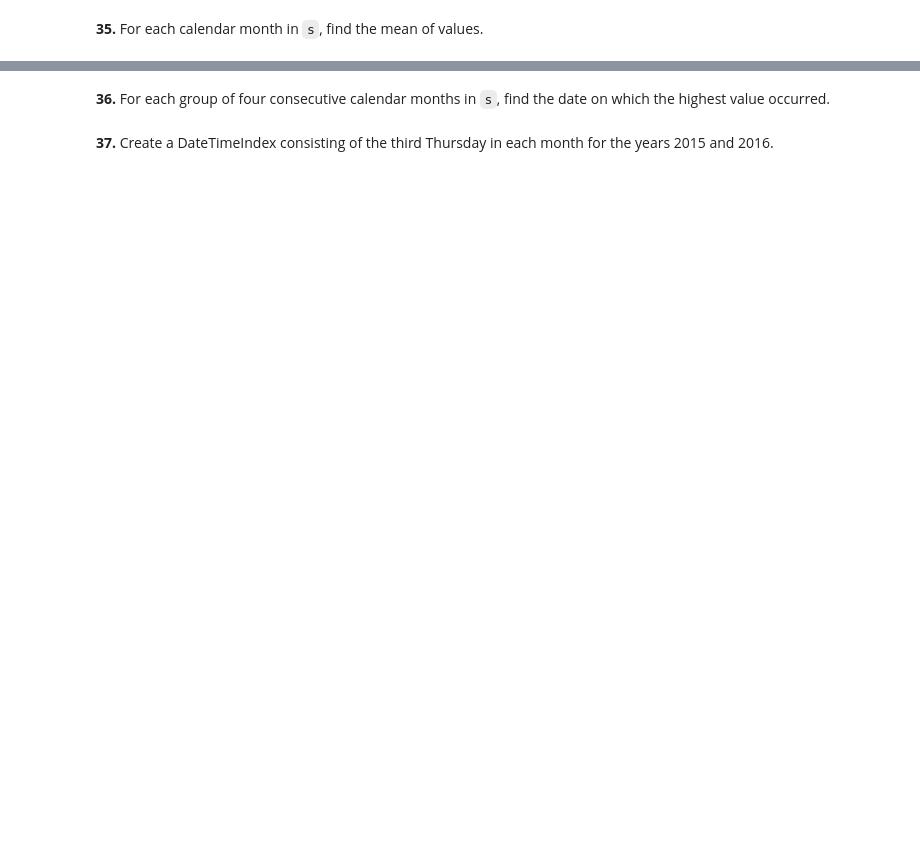
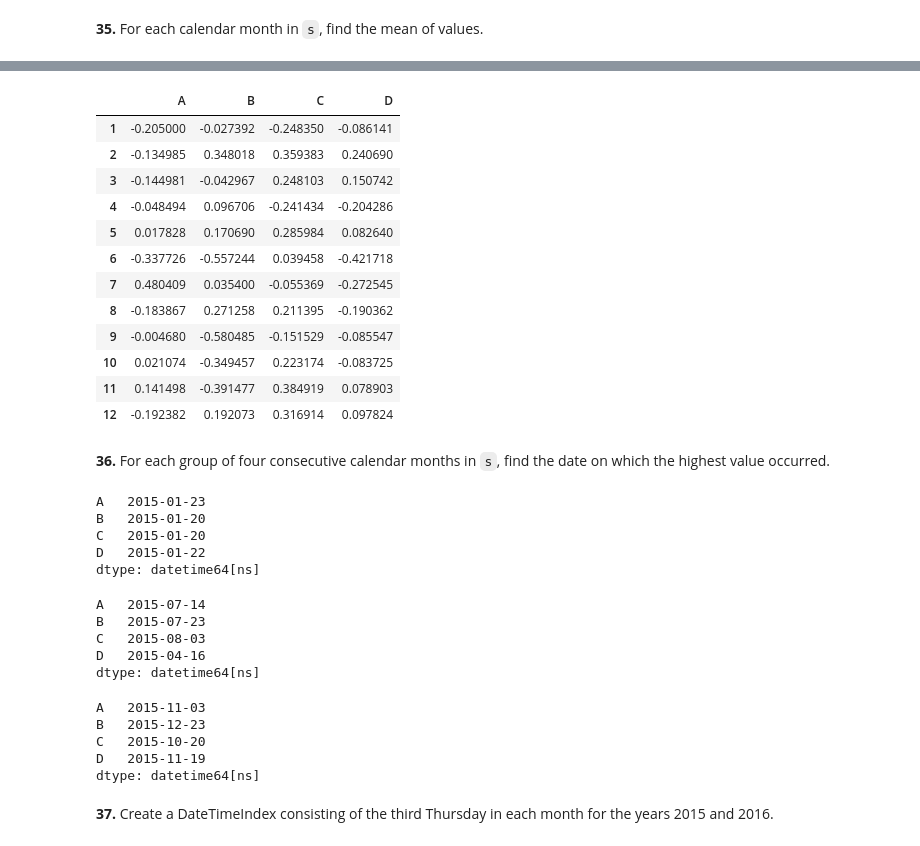
Before and after one commit to Christopherbriantorres/Pandas_Practice, a Jupyter notebook: 100-pandas-puzzles.ipynb, the cells around one changed output, grey strips where cells are left out. Drawn from its saved outputs; the diff is of its cells as text; code cells hidden in the pictures; blank space fills up the shorter version.

```diff
--- a/100-pandas-puzzles.ipynb
+++ b/100-pandas-puzzles.ipynb
@@ -765,2 +810,5 @@ Name: value, dtype: float64
 # %% [markdown]
 **35.** For each calendar month in `s`, find the mean of values.
+# %%
+s.drop(columns='day_of_the_week', inplace= True)
+s
@@ -767,4 +829,47 @@ Name: value, dtype: float64
+# %%
+s.groupby(s.index.month).mean()
+# %% [output]
+|  | A | B | C | D |
+| 1 | -0.205000 | -0.027392 | -0.248350 | -0.086141 |
+| 2 | -0.134985 | 0.348018 | 0.359383 | 0.240690 |
+| 3 | -0.144981 | -0.042967 | 0.248103 | 0.150742 |
+| 4 | -0.048494 | 0.096706 | -0.241434 | -0.204286 |
+| 5 | 0.017828 | 0.170690 | 0.285984 | 0.082640 |
+| 6 | -0.337726 | -0.557244 | 0.039458 | -0.421718 |
+| 7 | 0.480409 | 0.035400 | -0.055369 | -0.272545 |
+| 8 | -0.183867 | 0.271258 | 0.211395 | -0.190362 |
+| 9 | -0.004680 | -0.580485 | -0.151529 | -0.085547 |
+| 10 | 0.021074 | -0.349457 | 0.223174 | -0.083725 |
+| 11 | 0.141498 | -0.391477 | 0.384919 | 0.078903 |
+| 12 | -0.192382 | 0.192073 | 0.316914 | 0.097824 |
 # %% [markdown]
 **36.** For each group of four consecutive calendar months in `s`, find the date on which the highest value occurred.
+# %%
+#first 4 months
+s.loc[(s.index.month >= 1) & (s.index.month <= 1)].idxmax()
+# %% [output]
+A   2015-01-23
+B   2015-01-20
+C   2015-01-20
+D   2015-01-22
+dtype: datetime64[ns]
+# %%
+#second 4 months
+s.loc[(s.index.month >= 4) & (s.index.month <= 8)].idxmax()
+# %% [output]
+A   2015-07-14
+B   2015-07-23
+C   2015-08-03
+D   2015-04-16
+dtype: datetime64[ns]
+# %%
+#third 4 months
+s.loc[(s.index.month >= 8) & (s.index.month <= 12)].idxmax()
+# %% [output]
+A   2015-11-03
+B   2015-12-23
+C   2015-10-20
+D   2015-11-19
+dtype: datetime64[ns]
 # %% [markdown]
 **37.** Create a DateTimeIndex consisting of the third Thursday in each month for the years 2015 and 2016.
```
Also changed, not shown: parts of 10 cells of this notebook.
